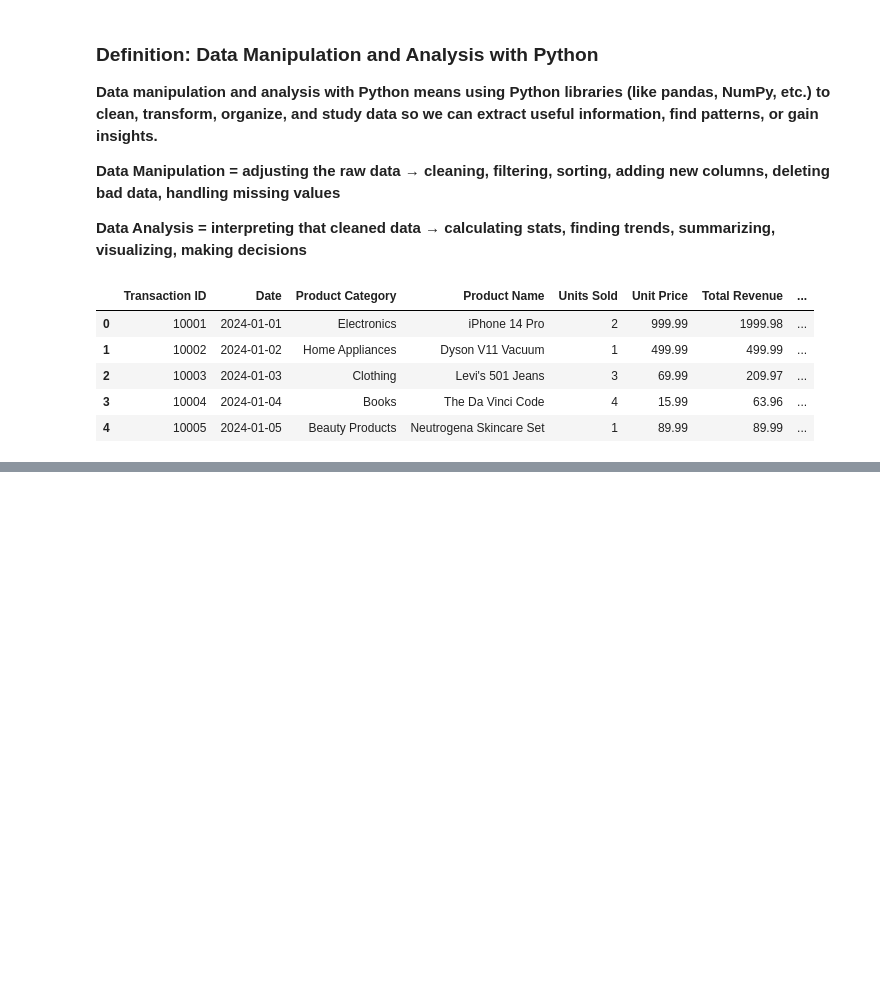
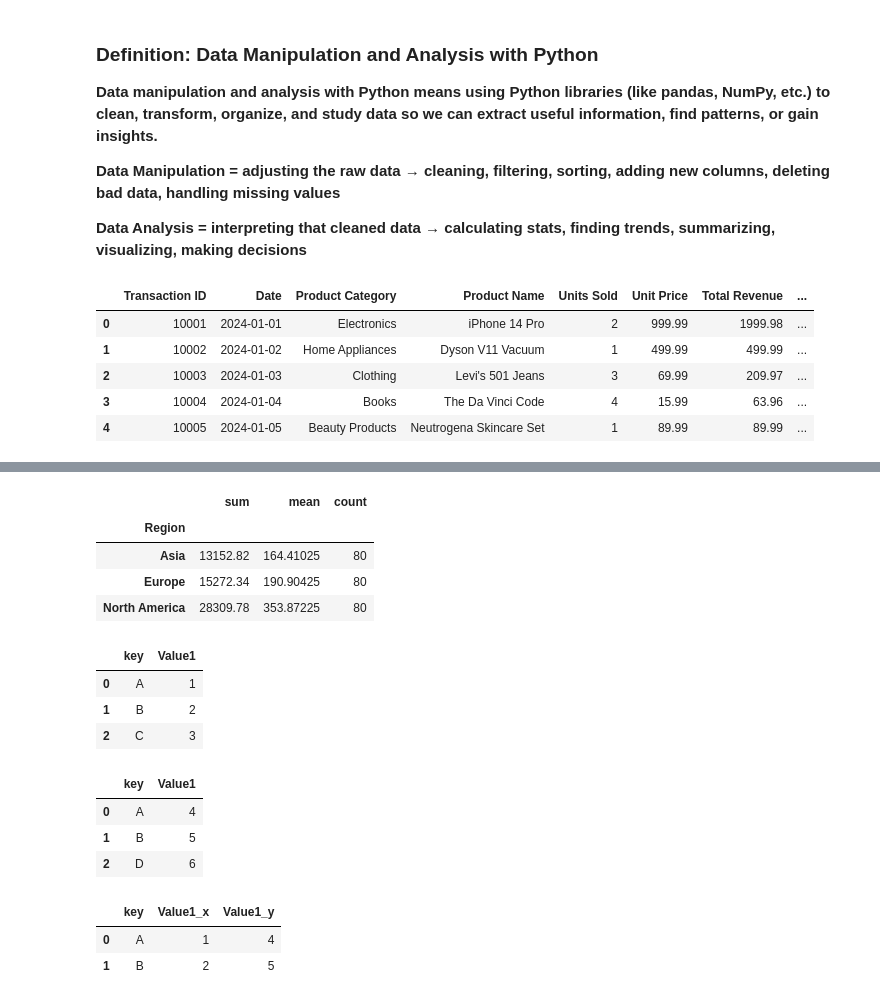
Before and after one commit to Saicharanraju0099/data-science, a Jupyter notebook: 10 - DATA ANALYSIS WITH PYTHON/10.2 - Pandas.ipynb, the cells around one changed output, grey strips where cells are left out. Drawn from its saved outputs; the diff is of its cells as text; code cells hidden in the pictures; blank space fills up the shorter version.

```diff
--- a/10 - DATA ANALYSIS WITH PYTHON/10.2 - Pandas.ipynb
+++ b/10 - DATA ANALYSIS WITH PYTHON/10.2 - Pandas.ipynb
@@ -319,0 +403,4 @@ df.describe()
+# %%
+# Change Datatypes
+data_set['Units Sold_New'] = data_set['Units Sold'].astype('float')
+data_set.head(5)
@@ -319,0 +414,3 @@ df.describe()
+# %%
+data_set['Units Sold_New'] = data_set['Units Sold'].astype('int')
+data_set.head(5)
@@ -319,0 +424,4 @@ df.describe()
+# %%
+# Change Datatypes and apply function
+data_set['Units Sold_New'] = data_set['Units Sold'].apply(lambda x: x * 2)
+data_set.head(5)
@@ -319,0 +486,10 @@ df.describe()
+# %%
+## Aggregate Multiple Functions
+Grouped_agg=data_set.groupby('Region')['Unit Price'].agg(['sum','mean','count'])
+Grouped_agg
+# %% [output]
+|  | sum | mean | count |
+| Region |  |  |  |
+| Asia | 13152.82 | 164.41025 | 80 |
+| Europe | 15272.34 | 190.90425 | 80 |
+| North America | 28309.78 | 353.87225 | 80 |
@@ -319,0 +500,21 @@ df.describe()
+# %%
+df1
+# %% [output]
+|  | key | Value1 |
+| 0 | A | 1 |
+| 1 | B | 2 |
+| 2 | C | 3 |
+# %%
+df2
+# %% [output]
+|  | key | Value1 |
+| 0 | A | 4 |
+| 1 | B | 5 |
+| 2 | D | 6 |
+# %%
+# Merging DataFrames on key Columns
+pd.merge(df1,df2, on='key', how='inner')
+# %% [output]
+|  | key | Value1_x | Value1_y |
+| 0 | A | 1 | 4 |
+| 1 | B | 2 | 5 |
```
Also changed, not shown: parts of 19 cells of this notebook.
